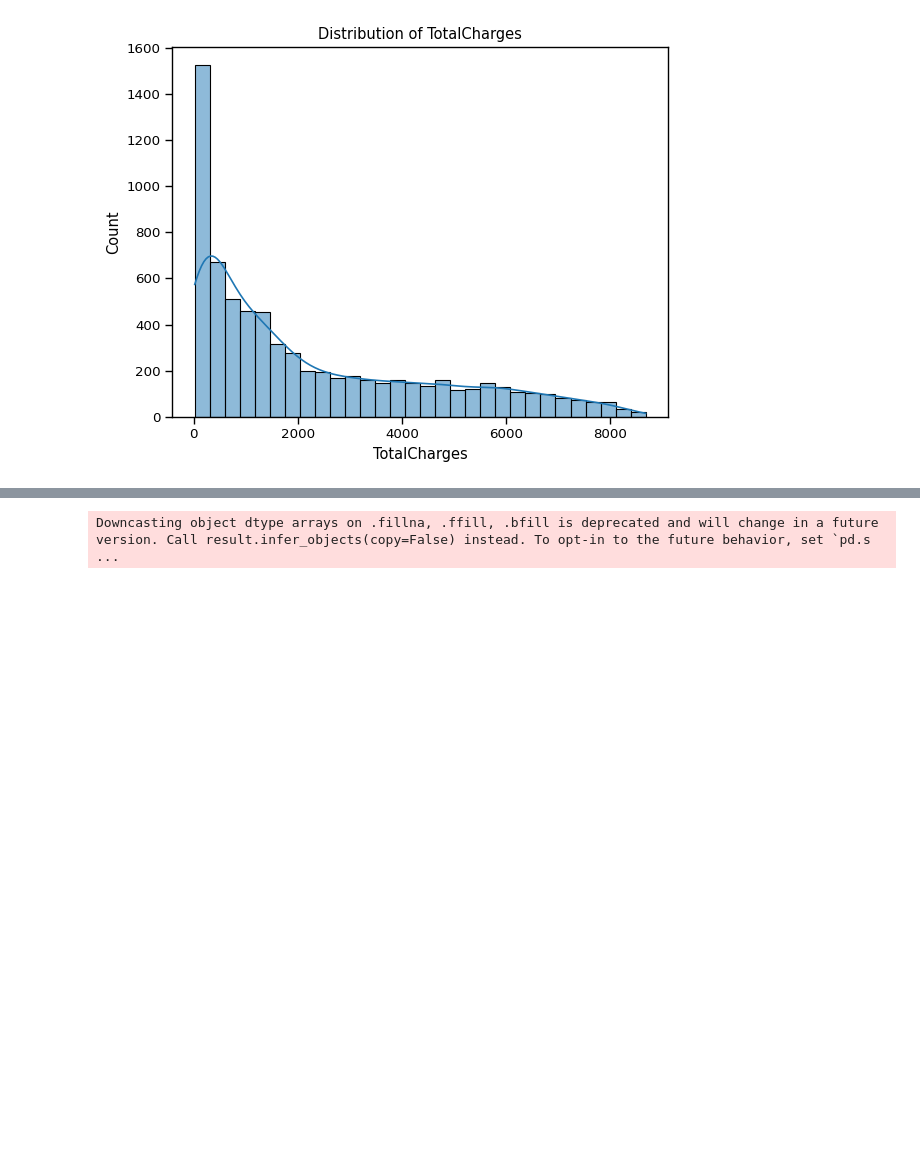
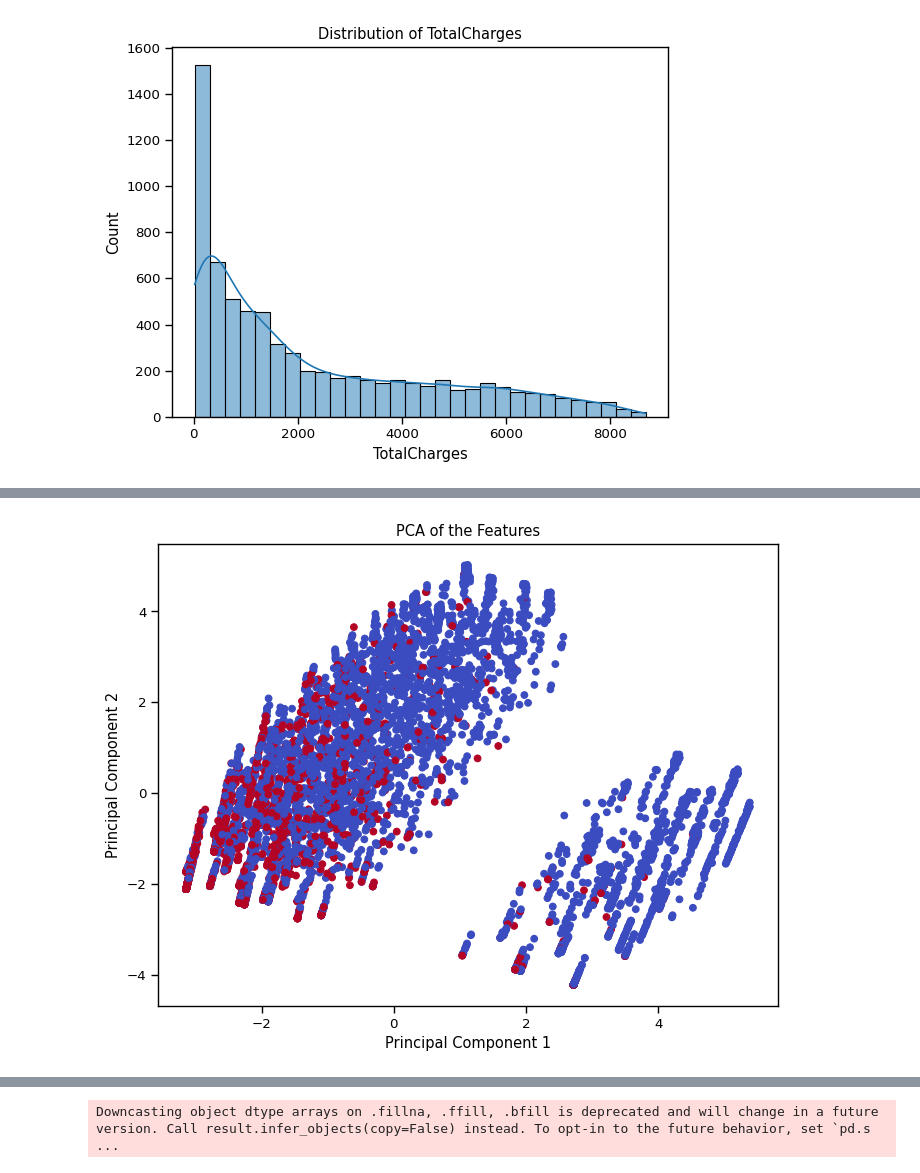
Before and after one commit to mayarrahmedd/aigirlspt2, a Jupyter notebook: aigirlspt_2.ipynb, the cells around one changed output, grey strips where cells are left out. Cells and saved outputs as stored; diff of their text form; code cells hidden in the pictures; blank space fills up the shorter version.

```diff
--- a/aigirlspt_2.ipynb
+++ b/aigirlspt_2.ipynb
@@ -671,0 +648,16 @@ max         1.000000    72.000000      118.750000   8684.800000     1.000000
+# %%
+from sklearn.decomposition import PCA
+
+# Apply PCA for dimensionality reduction
+pca = PCA(n_components=2)
+pca_components = pca.fit_transform(X_train)
+
+# Plot the PCA components
+plt.figure(figsize=(8, 6))
+plt.scatter(pca_components[:, 0], pca_components[:, 1], c=y_train, cmap='coolwarm')
+plt.title('PCA of the Features')
+plt.xlabel('Principal Component 1')
+plt.ylabel('Principal Component 2')
+plt.show()
+# %% [output]
+[figure, added]
```
Also changed, not shown: parts of 12 cells of this notebook.
